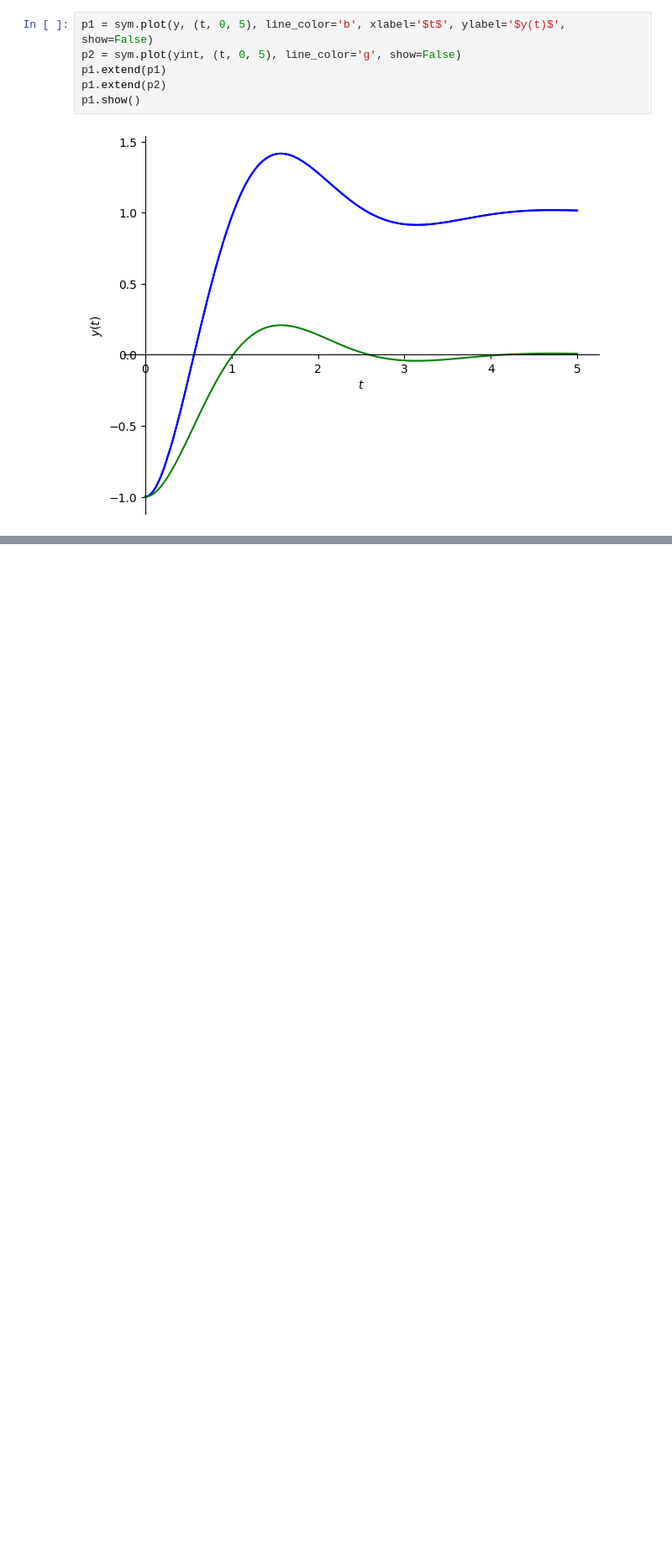
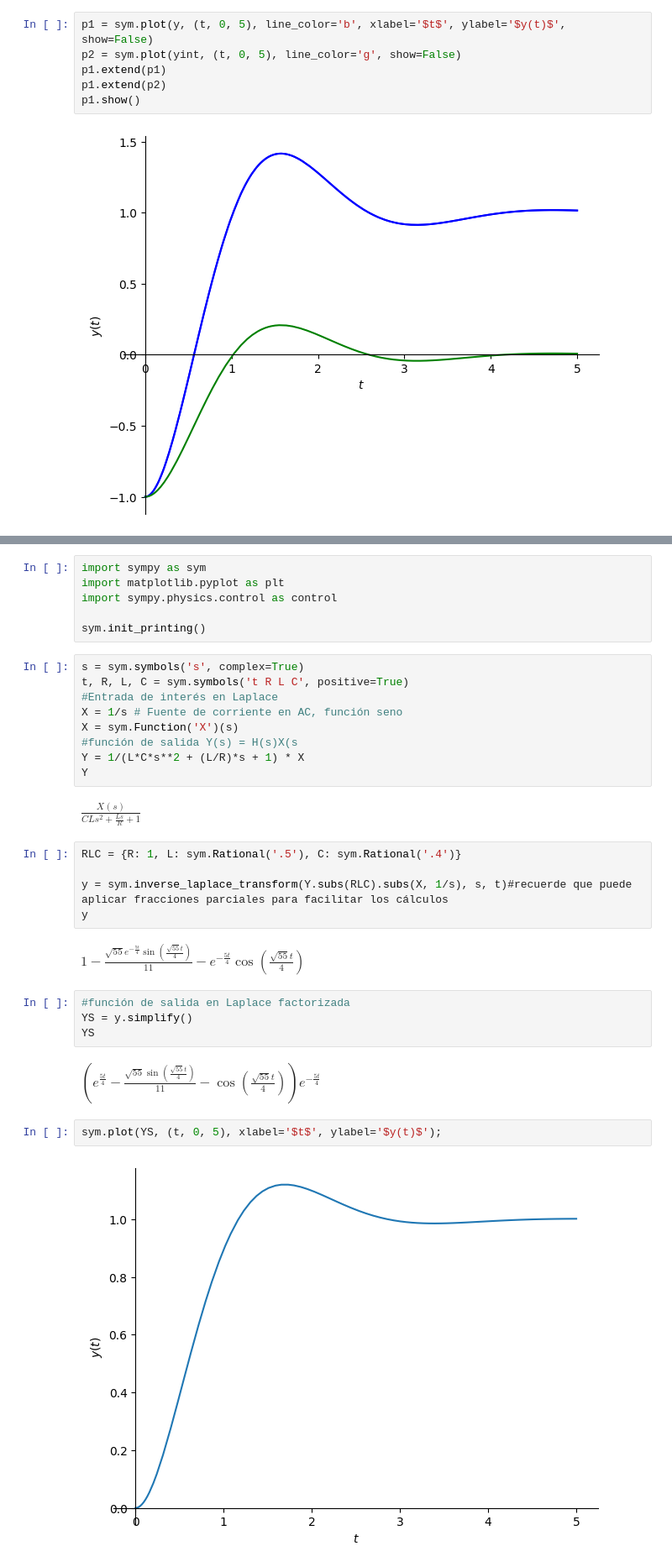
Before and after one commit to GabrielaRomoM/EjerciciosSYS-Phyton, a Jupyter notebook: LAPLACE/RLCenserieyparalelo.ipynb, the cells around one changed output, grey strips where cells are left out. Shown at 84% size. Drawn from its saved outputs; the diff is of its cells as text; blank space fills up the shorter version.

```diff
--- a/LAPLACE/RLCenserieyparalelo.ipynb
+++ b/LAPLACE/RLCenserieyparalelo.ipynb
@@ -65,0 +68,34 @@ p1.show()
+# %%
+import sympy as sym
+import matplotlib.pyplot as plt
+import sympy.physics.control as control
+
+sym.init_printing()
+# %%
+s = sym.symbols('s', complex=True)
+t, R, L, C = sym.symbols('t R L C', positive=True)
+#Entrada de interés en Laplace
+X = 1/s # Fuente de corriente en AC, función seno
+X = sym.Function('X')(s)
+#función de salida Y(s) = H(s)X(s
+Y = 1/(L*C*s**2 + (L/R)*s + 1) * X
+Y
+# %% [output]
+$\displaystyle \frac{X{\left(s \right)}}{C L s^{2} + \frac{L s}{R} + 1}$
+# %%
+RLC = {R: 1, L: sym.Rational('.5'), C: sym.Rational('.4')}
+
+y = sym.inverse_laplace_transform(Y.subs(RLC).subs(X, 1/s), s, t)#recuerde que puede aplicar fracciones parciales para facilitar los cálculos
+y
+# %% [output]
+$\displaystyle 1 - \frac{\sqrt{55} e^{- \frac{5 t}{4}} \sin{\left(\frac{\sqrt{55} t}{4} \right)}}{11} - e^{- \frac{5 t}{4}} \cos{\left(\frac{\sqrt{55} t}{4} \right)}$
+# %%
+#función de salida en Laplace factorizada
+YS = y.simplify()
+YS
+# %% [output]
+$\displaystyle \left(e^{\frac{5 t}{4}} - \frac{\sqrt{55} \sin{\left(\frac{\sqrt{55} t}{4} \right)}}{11} - \cos{\left(\frac{\sqrt{55} t}{4} \right)}\right) e^{- \frac{5 t}{4}}$
+# %%
+sym.plot(YS, (t, 0, 5), xlabel='$t$', ylabel='$y(t)$');
+# %% [output]
+[figure, added]
```
Also changed, not shown: parts of 5 cells of this notebook.
